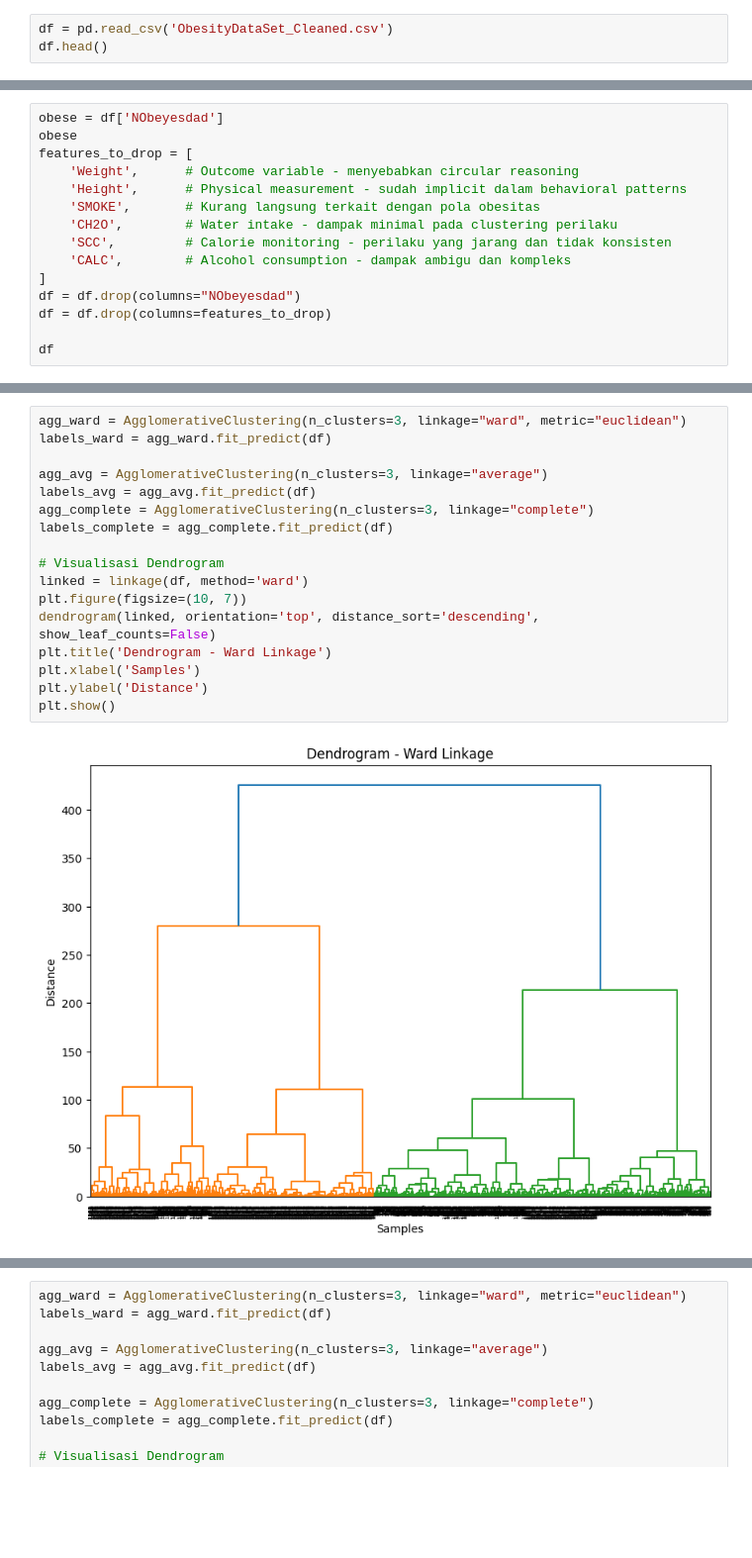
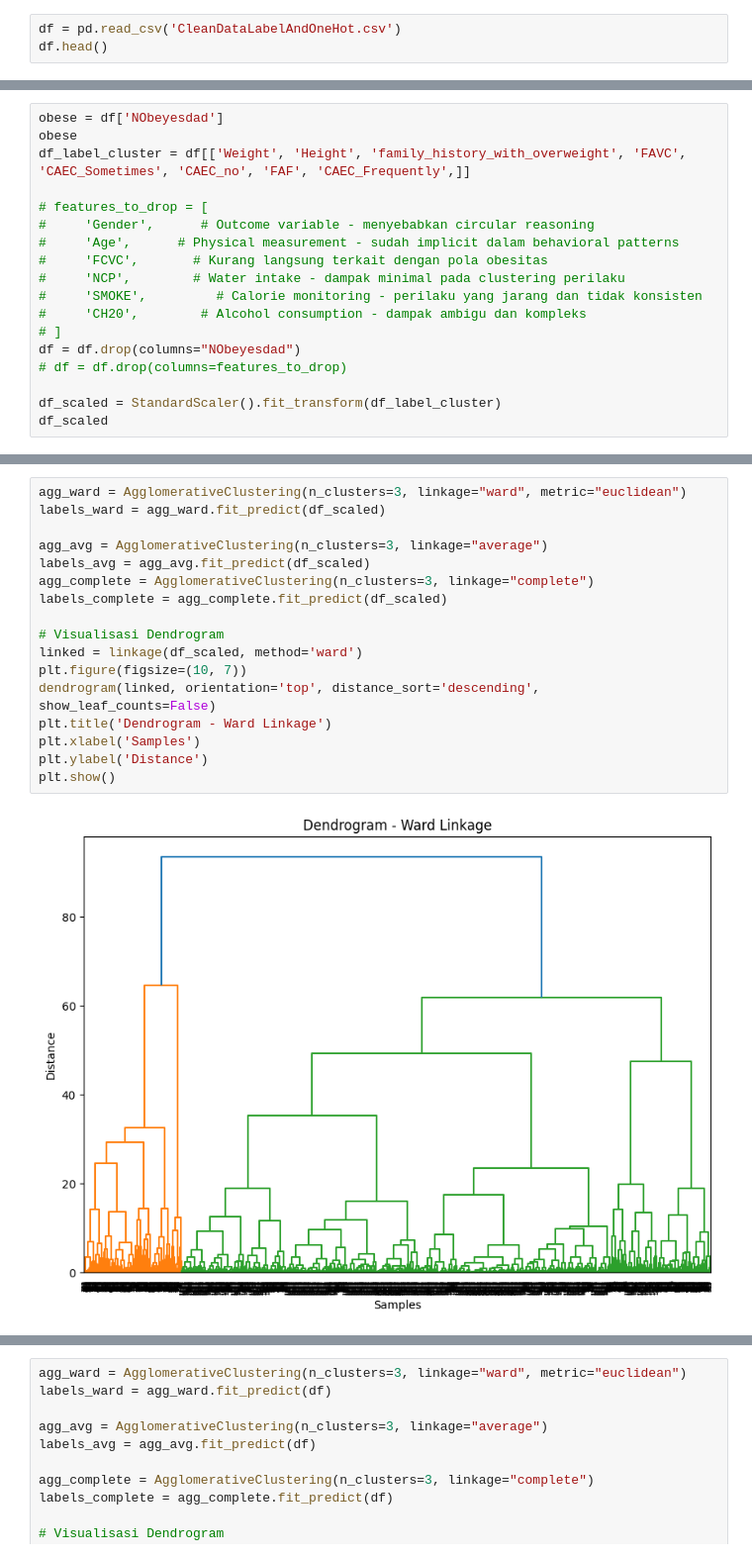
Before and after one commit to salman01-a/ProjectDS, a Jupyter notebook: ClusteringHira.ipynb, the cells around one changed output, grey strips where cells are left out. Shown at 99% size. Cells and saved outputs as stored; diff of their text form; blank space fills up the shorter version.

```diff
--- a/ClusteringHira.ipynb
+++ b/ClusteringHira.ipynb
@@ -9,5 +9,5 @@ from sklearn.preprocessing import StandardScaler
 from scipy.cluster.hierarchy import linkage, dendrogram
 # %%
-df = pd.read_csv('ObesityDataSet_Cleaned.csv')
+df = pd.read_csv('CleanDataLabelAndOneHot.csv')
 df.head()
 # %% [output]
@@ -20,16 +21,19 @@ df.head()
 # %%
 obese = df['NObeyesdad']
 obese
-features_to_drop = [
-    'Weight',      # Outcome variable - menyebabkan circular reasoning
-    'Height',      # Physical measurement - sudah implicit dalam behavioral patterns
-    'SMOKE',       # Kurang langsung terkait dengan pola obesitas
-    'CH2O',        # Water intake - dampak minimal pada clustering perilaku
-    'SCC',         # Calorie monitoring - perilaku yang jarang dan tidak konsisten
-    'CALC',        # Alcohol consumption - dampak ambigu dan kompleks
-]
+df_label_cluster = df[['Weight', 'Height', 'family_history_with_overweight', 'FAVC', 'CAEC_Sometimes', 'CAEC_no', 'FAF', 'CAEC_Frequently',]]
+
+# features_to_drop = [
+#     'Gender',      # Outcome variable - menyebabkan circular reasoning
+#     'Age',      # Physical measurement - sudah implicit dalam behavioral patterns
+#     'FCVC',       # Kurang langsung terkait dengan pola obesitas
+#     'NCP',        # Water intake - dampak minimal pada clustering perilaku
+#     'SMOKE',         # Calorie monitoring - perilaku yang jarang dan tidak konsisten
+#     'CH20',        # Alcohol consumption - dampak ambigu dan kompleks
+# ]
 df = df.drop(columns="NObeyesdad")
-df = df.drop(columns=features_to_drop)
+# df = df.drop(columns=features_to_drop)
 
-df
+df_scaled = StandardScaler().fit_transform(df_label_cluster)
+df_scaled
 # %% [output]
@@ -49,22 +53,22 @@ df
 # %%
 agg_ward = AgglomerativeClustering(n_clusters=3, linkage="ward", metric="euclidean")
-labels_ward = agg_ward.fit_predict(df)
+labels_ward = agg_ward.fit_predict(df_scaled)
 
 agg_avg = AgglomerativeClustering(n_clusters=3, linkage="average")
-labels_avg = agg_avg.fit_predict(df)
+labels_avg = agg_avg.fit_predict(df_scaled)
 agg_complete = AgglomerativeClustering(n_clusters=3, linkage="complete")
-labels_complete = agg_complete.fit_predict(df)
+labels_complete = agg_complete.fit_predict(df_scaled)
 
 # Visualisasi Dendrogram
-linked = linkage(df, method='ward')
+linked = linkage(df_scaled, method='ward')
 plt.figure(figsize=(10, 7))
 dendrogram(linked, orientation='top', distance_sort='descending', show_leaf_counts=False)
 plt.title('Dendrogram - Ward Linkage')
 plt.xlabel('Samples')
 plt.ylabel('Distance')
 plt.show()
 # %% [output]
-[figure, old version]
+[figure, new version]
 # %%
 # Visualisasi Hasil Clustering
 plt.figure(figsize=(15, 5))
```
Also changed, not shown: parts of 8 cells of this notebook, 1 other file.
